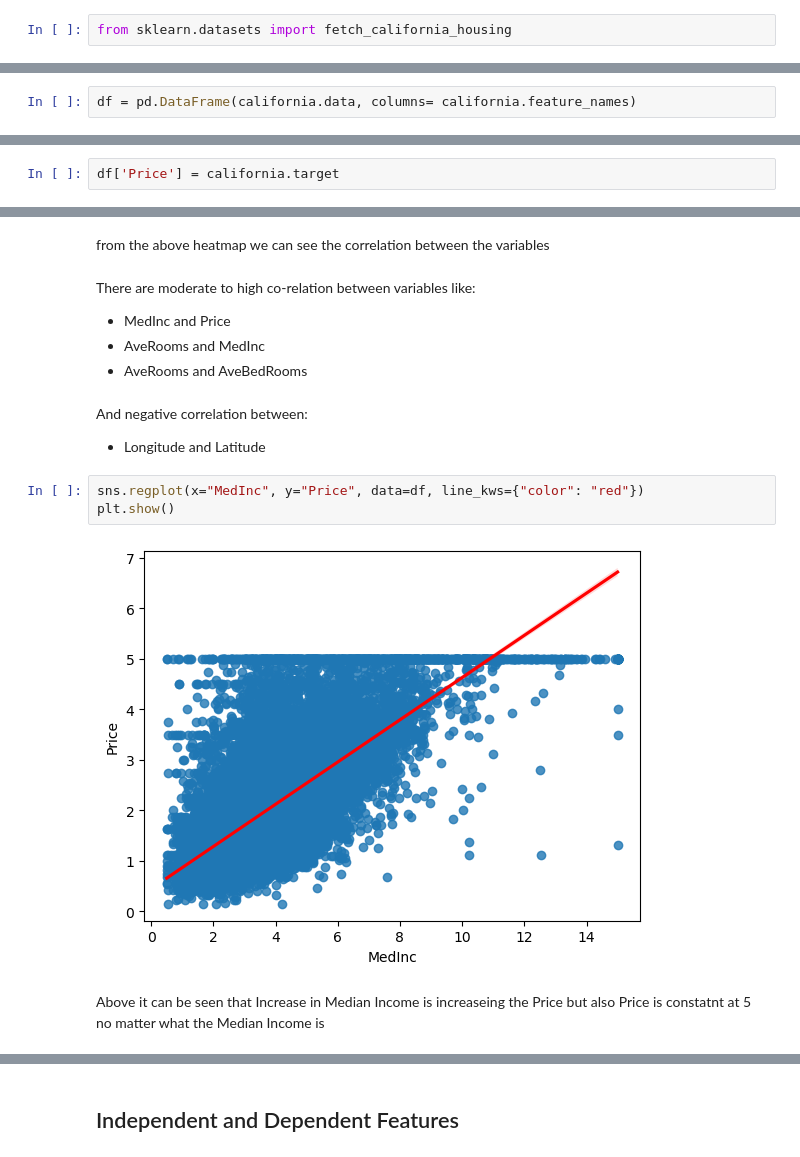
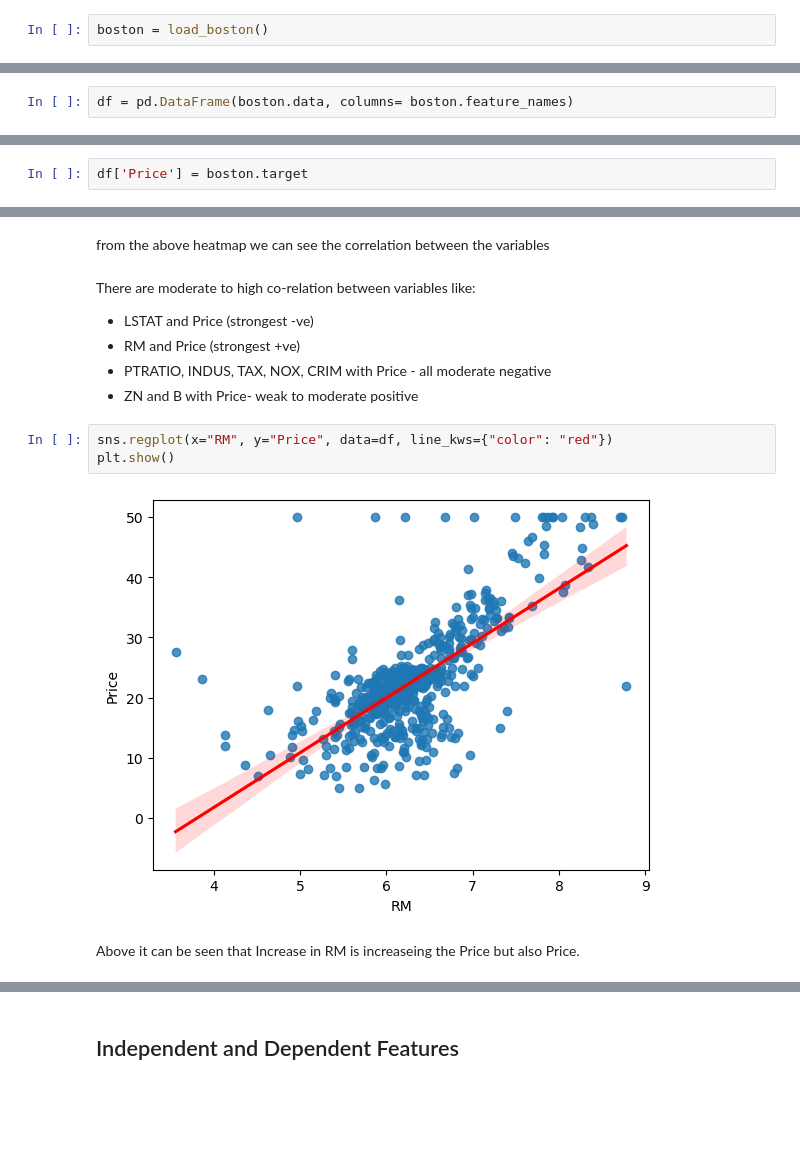
Before and after one commit to Rooneyish/bostonHousePricing, a Jupyter notebook: Linear Regression ML Implementatoin.ipynb, the cells around one changed output, grey strips where cells are left out. Saved outputs shown, nothing was run; the diff lists cells and outputs as text; blank space fills up the shorter version.

```diff
--- a/Linear Regression ML Implementatoin.ipynb
+++ b/Linear Regression ML Implementatoin.ipynb
@@ -11,2 +13,2 @@ import seaborn as sns
 # %%
-from sklearn.datasets import fetch_california_housing
+boston = load_boston()
@@ -69,7 +54,7 @@ It can be seen that california housing dataset contains 8 features
 # %% [markdown]
 ### Initial Dataframe with just features
 # %%
-df = pd.DataFrame(california.data, columns= california.feature_names)
+df = pd.DataFrame(boston.data, columns= boston.feature_names)
 # %%
 df.head()
 # %% [output]
@@ -82,7 +67,7 @@ df.head()
 # %% [markdown]
 ### Adding target to the Dataframe
 # %%
-df['Price'] = california.target
+df['Price'] = boston.target
 # %%
 df
 # %% [output]
@@ -191,17 +187,15 @@ plt.show()
 from the above heatmap we can see the correlation between the variables
 # %% [markdown]
 There are moderate to high co-relation between variables like:
-* MedInc and Price
-* AveRooms and MedInc
-* AveRooms and AveBedRooms
+* LSTAT and Price (strongest -ve)
+* RM and Price (strongest +ve)
+* PTRATIO, INDUS, TAX, NOX, CRIM with Price - all moderate negative
+* ZN and B with Price- weak to moderate positive
-# %% [markdown]
-And negative correlation between:
-*  Longitude and Latitude
 # %%
-sns.regplot(x="MedInc", y="Price", data=df, line_kws={"color": "red"})
+sns.regplot(x="RM", y="Price", data=df, line_kws={"color": "red"})
 plt.show()
 # %% [output]
-[figure, old version]
+[figure, new version]
 # %% [markdown]
-Above it can be seen that Increase in Median Income is increaseing the Price but also Price is constatnt at 5 no matter what the Median Income is
+Above it can be seen that Increase in RM is increaseing the Price but also Price.
 # %%
```
Also changed, not shown: parts of 46 cells of this notebook, 1 other file.
